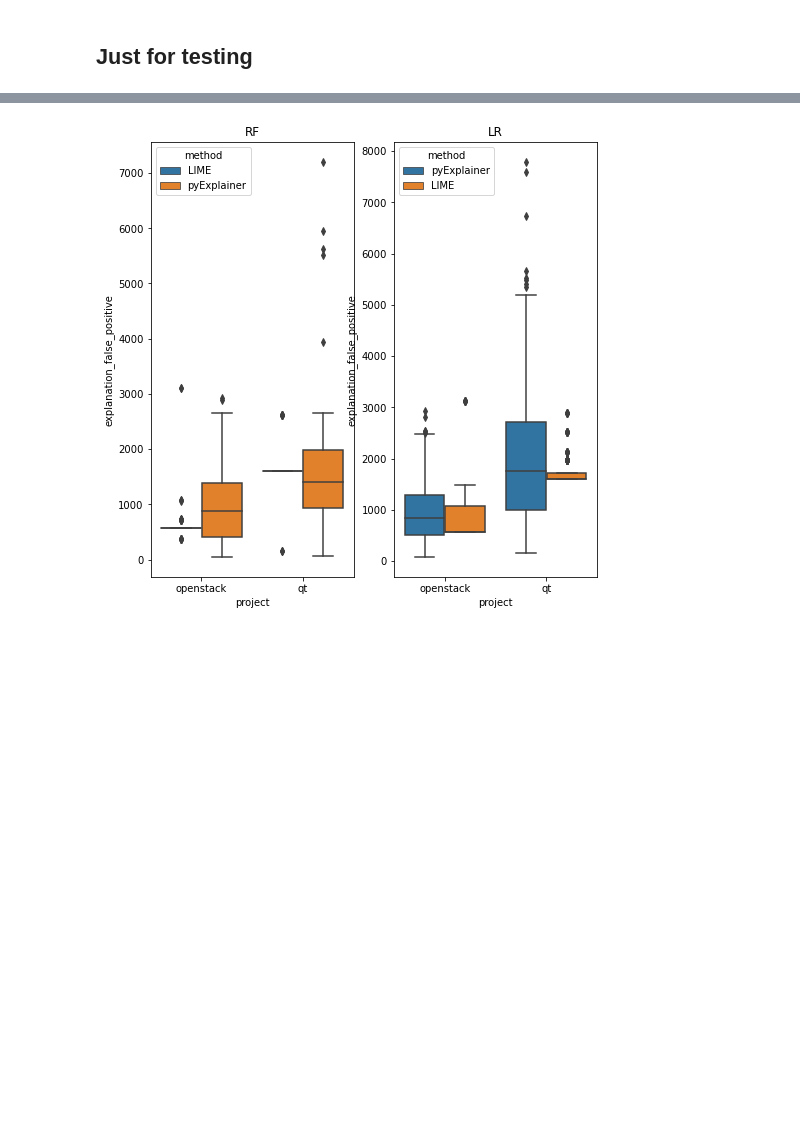
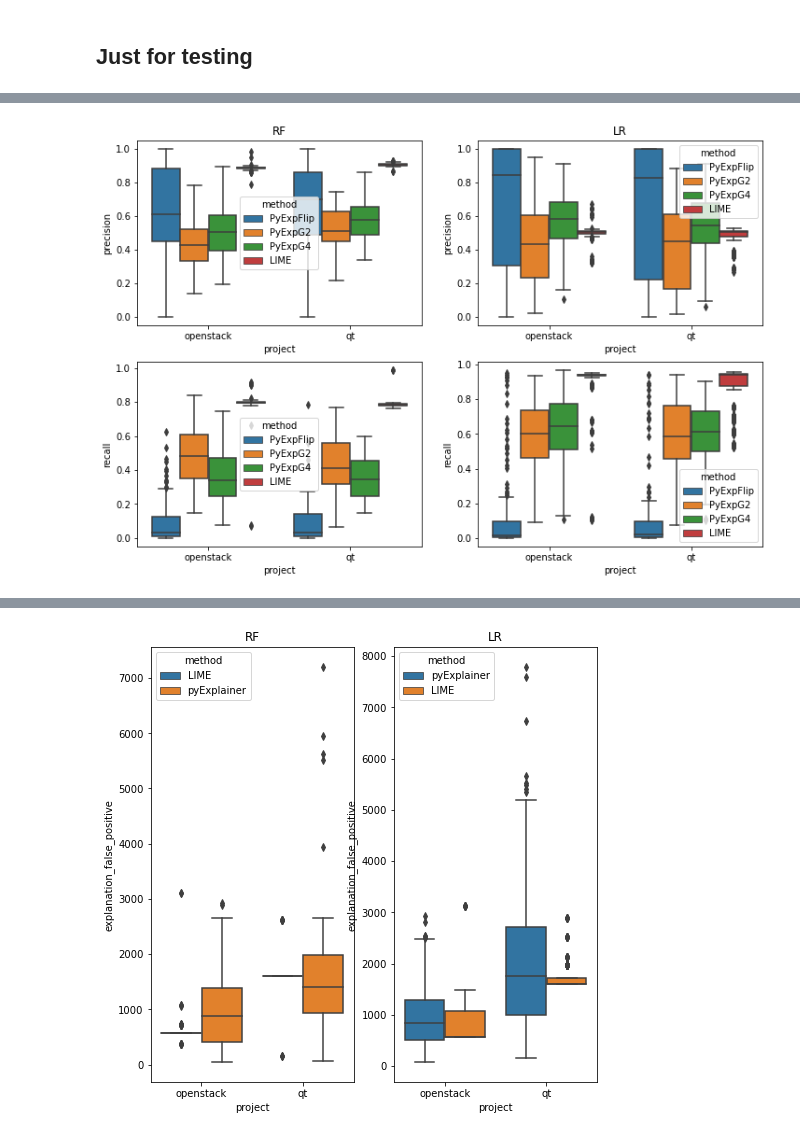
Before and after one commit to awsm-research/PyExplainer, a Jupyter notebook: experiment/evaluation_clean_code.ipynb, the cells around one changed output, grey strips where cells are left out. Drawn from its saved outputs; the diff is of its cells as text; code cells hidden in the pictures; blank space fills up the shorter version.

```diff
--- a/experiment/evaluation_clean_code.ipynb
+++ b/experiment/evaluation_clean_code.ipynb
@@ -1872,0 +2054,44 @@ show_rq3_guidance_eval_result()
+# %%
+def show_rq4_original_guidance_eval_result():
+
+    openstack_rf = pd.read_csv('./new_eval_result/RQ3_openstack_RF_guidance_eval_original_rulefit_condition.csv')
+    qt_rf = pd.read_csv('./new_eval_result/RQ3_qt_RF_guidance_eval_original_rulefit_condition.csv')
+    result_rf = pd.concat([openstack_rf, qt_rf])
+    result_rf['global_model'] = 'RF'
+
+    openstack_lr = pd.read_csv('./new_eval_result/RQ3_openstack_LR_guidance_eval_original_rulefit_condition.csv')
+    qt_lr = pd.read_csv('./new_eval_result/RQ3_qt_LR_guidance_eval_original_rulefit_condition.csv')
+    result_lr = pd.concat([openstack_lr, qt_lr])
+    result_lr['global_model'] = 'LR'
+
+    all_result = pd.concat([result_rf, result_lr])
+
+#     display(all_result.head(10))
+
+#     my_pal = ['darkorange','blue']
+
+    fig, axs = plt.subplots(2,2, figsize=(12,8))
+
+    axs[0,0].set_title('RF')
+    axs[0,1].set_title('LR')
+
+    # plt.ylim(0,100)
+    sns.boxplot(data=result_rf, x='project', y='precision', hue='method', ax=axs[0,0])
+    sns.boxplot(data=result_rf, x='project', y='recall', hue='method', ax=axs[1,0])
+    sns.boxplot(data=result_lr, x='project', y='precision', hue='method', ax=axs[0,1])
+    sns.boxplot(data=result_lr, x='project', y='recall', hue='method', ax=axs[1,1])
+
+    plt.show()
+
+    display(all_result[['global_model', 'project','method', 'precision', 'recall']]
+            .groupby(['global_model','project','method']).describe())
+
+#     result_rf.to_csv('./new_eval_result/RQ3_explanation_RF.csv',index=False)
+#     result_lr.to_csv('./new_eval_result/RQ3_explanation_LR.csv',index=False)
+#     all_result.to_csv('./new_eval_result/RQ3_explanation.csv',index=False)
+
+#     fig.savefig('./eval_result/figures/RQ3.png')
+# %%
+show_rq4_original_guidance_eval_result()
+# %% [output]
+[figure, added]
```
Also changed, not shown: parts of 15 cells of this notebook.
